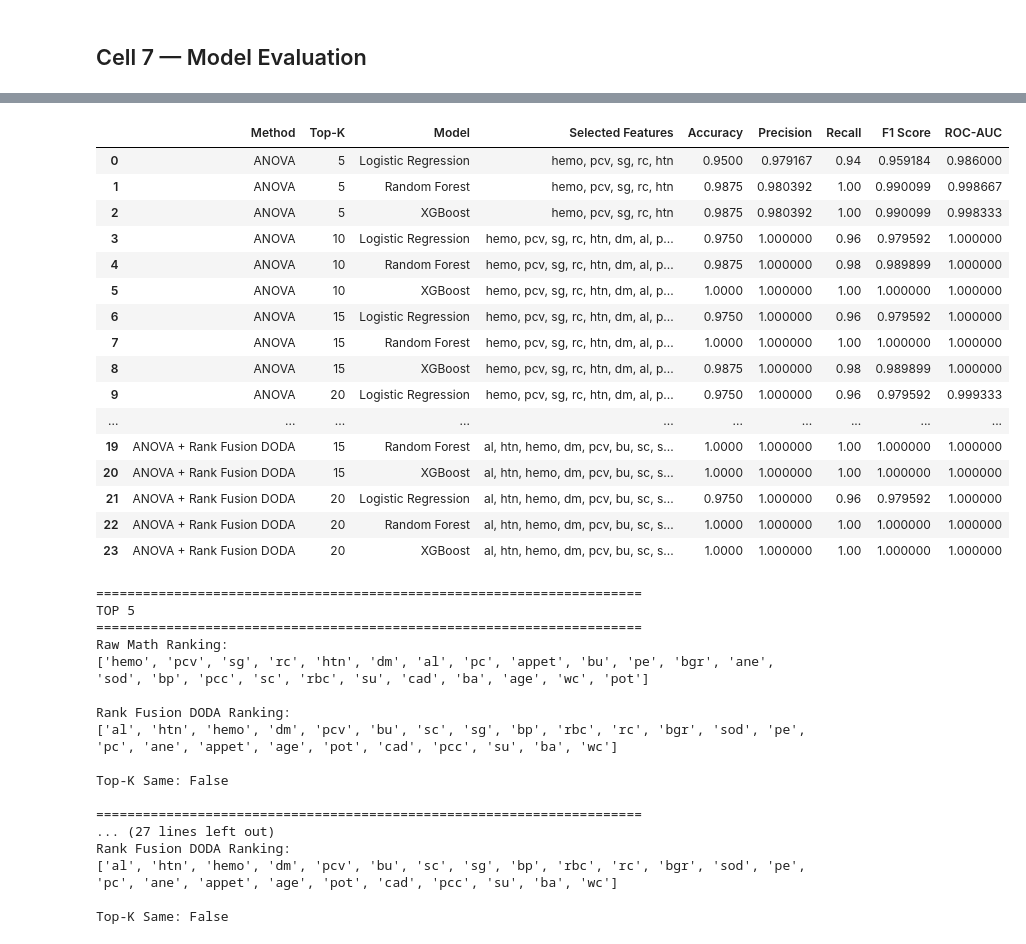
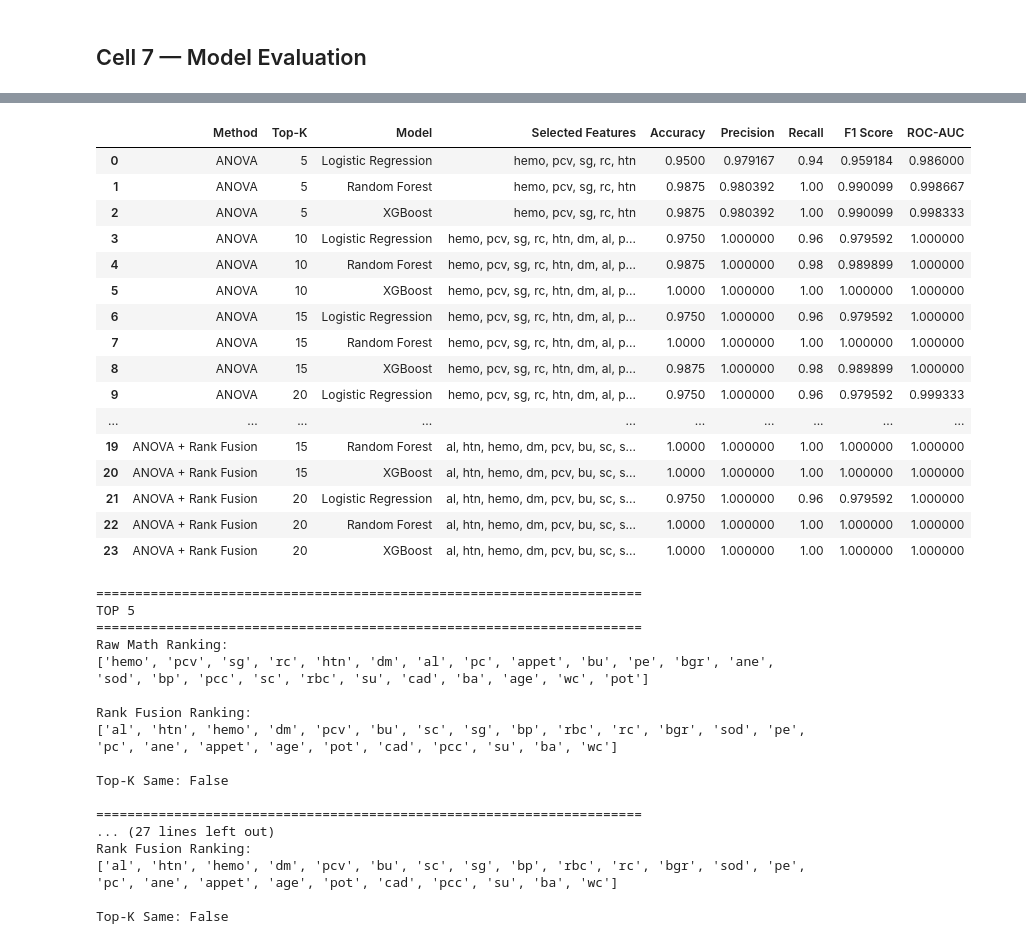
Before and after one commit to anandha-3679/msc_research, a Jupyter notebook: notebooks/angel/CKD/ckd_anova.ipynb, the cells around one changed output, grey strips where cells are left out. Drawn from its saved outputs; the diff is of its cells as text; code cells hidden in the pictures.

```diff
--- a/notebooks/angel/CKD/ckd_anova.ipynb
+++ b/notebooks/angel/CKD/ckd_anova.ipynb
@@ -603,7 +603,7 @@ from doda.knowledge.providers import JSONProvider
 # doda.fusion (it doesn\'t exist in the package yet — see markdown note).
 # %%
 # =============================================================================
-# ANOVA + RANK FUSION DODA FEATURE SELECTION
+# ANOVA + RANK FUSION FEATURE SELECTION
 # =============================================================================
 
 import pandas as pd
@@ -617,12 +617,12 @@ provider = JSONProvider(
 # Rank-based fusion instead of Hadamard multiplication
 fusion = RankFusion()
 
-rank_doda_results = {}
+rankfusion_results = {}
 
 for k in k_values:
 
     print("\n" + "=" * 70)
-    print(f"ANOVA + RANK FUSION DODA \u2014 TOP {k} FEATURES")
+    print(f"ANOVA + RANK FUSION \u2014 TOP {k} FEATURES")
     print("=" * 70)
 
     anova = SklearnAdapter(
@@ -644,7 +644,7 @@ for k in k_values:
     print("\nSelected Features:")
     print(selected_features)
 
-    rank_doda_results[k] = {
+    rankfusion_results[k] = {
         "selector": selector,
         "X_train": X_train_selected,
         "X_test": X_test_selected,
@@ -656,7 +656,7 @@ for k in k_values:
     }
 
 print("\n" + "=" * 70)
-print("ANOVA + RANK FUSION DODA COMPLETED")
+print("ANOVA + RANK FUSION COMPLETED")
 print("=" * 70)
 # %% [output]
 ======================================================================
@@ -852,19 +852,19 @@ Same evaluation structure, but use `rank_doda_results`.
 # %%
 # =============================================================================
-# RANK FUSION DODA MODEL EVALUATION
+# RANK FUSION MODEL EVALUATION
 # =============================================================================
 
 from sklearn.metrics import (
     accuracy_score, precision_score, recall_score, f1_score, roc_auc_score
 )
 
-rank_doda_model_results = []
+rankfusion_model_results = []
 
 for k in k_values:
 
-    Xtr = rank_doda_results[k]["X_train"]
-    Xts = rank_doda_results[k]["X_test"]
-    features = ", ".join(rank_doda_results[k]["features"])
+    Xtr = rankfusion_results[k]["X_train"]
+    Xts = rankfusion_results[k]["X_test"]
+    features = ", ".join(rankfusion_results[k]["features"])
 
     for model_name, model in models.items():
 
@@ -872,8 +872,8 @@ for k in k_values:
         y_pred = model.predict(Xts)
         y_prob = model.predict_proba(Xts)[:, 1]
 
-        rank_doda_model_results.append({
-            "Method": "ANOVA + Rank Fusion DODA",
+        rankfusion_model_results.append({
+            "Method": "ANOVA + Rank Fusion",
             "Top-K": k,
             "Model": model_name,
             "Selected Features": features,
@@ -884,7 +884,7 @@ for k in k_values:
             "ROC-AUC": roc_auc_score(y_test, y_prob)
         })
 
-rank_doda_results_df = pd.DataFrame(rank_doda_model_results)
-display(rank_doda_results_df)
+rankfusion_results_df = pd.DataFrame(rankfusion_model_results)
+display(rankfusion_results_df)
 # %% [output]
 |  | Method | Top-K | Model | Selected Features | Accuracy | Precision | Recall | F1 Score | ROC-AUC |
@@ -908,36 +911,36 @@ rank_doda_results_df.to_csv(
 # %%
 # =============================================================================
 # COMBINED COMPARISON
 # =============================================================================
 
 comparison_df = pd.concat(
-    [results_df, rank_doda_results_df],
+    [results_df, rankfusion_results_df],
     ignore_index=True
 )
 
 display(comparison_df)
 # %% [output]
 |  | Method | Top-K | Model | Selected Features | Accuracy | Precision | Recall | F1 Score | ROC-AUC |
 | 0 | ANOVA | 5 | Logistic Regression | hemo, pcv, sg, rc, htn | 0.9500 | 0.979167 | 0.94 | 0.959184 | 0.986000 |
 | 1 | ANOVA | 5 | Random Forest | hemo, pcv, sg, rc, htn | 0.9875 | 0.980392 | 1.00 | 0.990099 | 0.998667 |
 | 2 | ANOVA | 5 | XGBoost | hemo, pcv, sg, rc, htn | 0.9875 | 0.980392 | 1.00 | 0.990099 | 0.998333 |
 | 3 | ANOVA | 10 | Logistic Regression | hemo, pcv, sg, rc, htn, dm, al, p... | 0.9750 | 1.000000 | 0.96 | 0.979592 | 1.000000 |
 | 4 | ANOVA | 10 | Random Forest | hemo, pcv, sg, rc, htn, dm, al, p... | 0.9875 | 1.000000 | 0.98 | 0.989899 | 1.000000 |
 | 5 | ANOVA | 10 | XGBoost | hemo, pcv, sg, rc, htn, dm, al, p... | 1.0000 | 1.000000 | 1.00 | 1.000000 | 1.000000 |
 | 6 | ANOVA | 15 | Logistic Regression | hemo, pcv, sg, rc, htn, dm, al, p... | 0.9750 | 1.000000 | 0.96 | 0.979592 | 1.000000 |
 | 7 | ANOVA | 15 | Random Forest | hemo, pcv, sg, rc, htn, dm, al, p... | 1.0000 | 1.000000 | 1.00 | 1.000000 | 1.000000 |
 | 8 | ANOVA | 15 | XGBoost | hemo, pcv, sg, rc, htn, dm, al, p... | 0.9875 | 1.000000 | 0.98 | 0.989899 | 1.000000 |
 | 9 | ANOVA | 20 | Logistic Regression | hemo, pcv, sg, rc, htn, dm, al, p... | 0.9750 | 1.000000 | 0.96 | 0.979592 | 0.999333 |
 | ... | ... | ... | ... | ... | ... | ... | ... | ... | ... |
-| 19 | ANOVA + Rank Fusion DODA | 15 | Random Forest | al, htn, hemo, dm, pcv, bu, sc, s... | 1.0000 | 1.000000 | 1.00 | 1.000000 | 1.000000 |
-| 20 | ANOVA + Rank Fusion DODA | 15 | XGBoost | al, htn, hemo, dm, pcv, bu, sc, s... | 1.0000 | 1.000000 | 1.00 | 1.000000 | 1.000000 |
-| 21 | ANOVA + Rank Fusion DODA | 20 | Logistic Regression | al, htn, hemo, dm, pcv, bu, sc, s... | 0.9750 | 1.000000 | 0.96 | 0.979592 | 1.000000 |
-| 22 | ANOVA + Rank Fusion DODA | 20 | Random Forest | al, htn, hemo, dm, pcv, bu, sc, s... | 1.0000 | 1.000000 | 1.00 | 1.000000 | 1.000000 |
-| 23 | ANOVA + Rank Fusion DODA | 20 | XGBoost | al, htn, hemo, dm, pcv, bu, sc, s... | 1.0000 | 1.000000 | 1.00 | 1.000000 | 1.000000 |
+| 19 | ANOVA + Rank Fusion | 15 | Random Forest | al, htn, hemo, dm, pcv, bu, sc, s... | 1.0000 | 1.000000 | 1.00 | 1.000000 | 1.000000 |
+| 20 | ANOVA + Rank Fusion | 15 | XGBoost | al, htn, hemo, dm, pcv, bu, sc, s... | 1.0000 | 1.000000 | 1.00 | 1.000000 | 1.000000 |
+| 21 | ANOVA + Rank Fusion | 20 | Logistic Regression | al, htn, hemo, dm, pcv, bu, sc, s... | 0.9750 | 1.000000 | 0.96 | 0.979592 | 1.000000 |
+| 22 | ANOVA + Rank Fusion | 20 | Random Forest | al, htn, hemo, dm, pcv, bu, sc, s... | 1.0000 | 1.000000 | 1.00 | 1.000000 | 1.000000 |
+| 23 | ANOVA + Rank Fusion | 20 | XGBoost | al, htn, hemo, dm, pcv, bu, sc, s... | 1.0000 | 1.000000 | 1.00 | 1.000000 | 1.000000 |
 # %%
 for k in k_values:
 
-    selector = rank_doda_results[k]["selector"]
+    selector = rankfusion_results[k]["selector"]
 
     raw_rank = [
         x[0] for x in sorted(
@@ -945,7 +948,7 @@ for k in k_values:
         )
     ]
 
-    doda_rank = [
+    rankfusion_rank = [
         x[0] for x in sorted(
             selector.final_scores_.items(), key=lambda x: x[1], reverse=True
         )
@@ -958,10 +961,10 @@ for k in k_values:
     print("Raw Math Ranking:")
     print(raw_rank)
 
-    print("\nRank Fusion DODA Ranking:")
-    print(doda_rank)
+    print("\nRank Fusion Ranking:")
+    print(rankfusion_rank)
 
-    print("\nTop-K Same:", raw_rank[:k] == doda_rank[:k])
+    print("\nTop-K Same:", raw_rank[:k] == rankfusion_rank[:k])
 # %% [output]
 ======================================================================
 TOP 5
@@ -969,14 +972,14 @@ TOP 5
 Raw Math Ranking:
 ['hemo', 'pcv', 'sg', 'rc', 'htn', 'dm', 'al', 'pc', 'appet', 'bu', 'pe', 'bgr', 'ane', 'sod', 'bp', 'pcc', 'sc', 'rbc', 'su', 'cad', 'ba', 'age', 'wc', 'pot']
 
-Rank Fusion DODA Ranking:
+Rank Fusion Ranking:
 ['al', 'htn', 'hemo', 'dm', 'pcv', 'bu', 'sc', 'sg', 'bp', 'rbc', 'rc', 'bgr', 'sod', 'pe', 'pc', 'ane', 'appet', 'age', 'pot', 'cad', 'pcc', 'su', 'ba', 'wc']
 
 Top-K Same: False
 
 ======================================================================
 ... (27 lines left out)
-Rank Fusion DODA Ranking:
+Rank Fusion Ranking:
 ['al', 'htn', 'hemo', 'dm', 'pcv', 'bu', 'sc', 'sg', 'bp', 'rbc', 'rc', 'bgr', 'sod', 'pe', 'pc', 'ane', 'appet', 'age', 'pot', 'cad', 'pcc', 'su', 'ba', 'wc']
 
 Top-K Same: False
```
Also changed, not shown: parts of 12 cells of this notebook, 2 other files.
